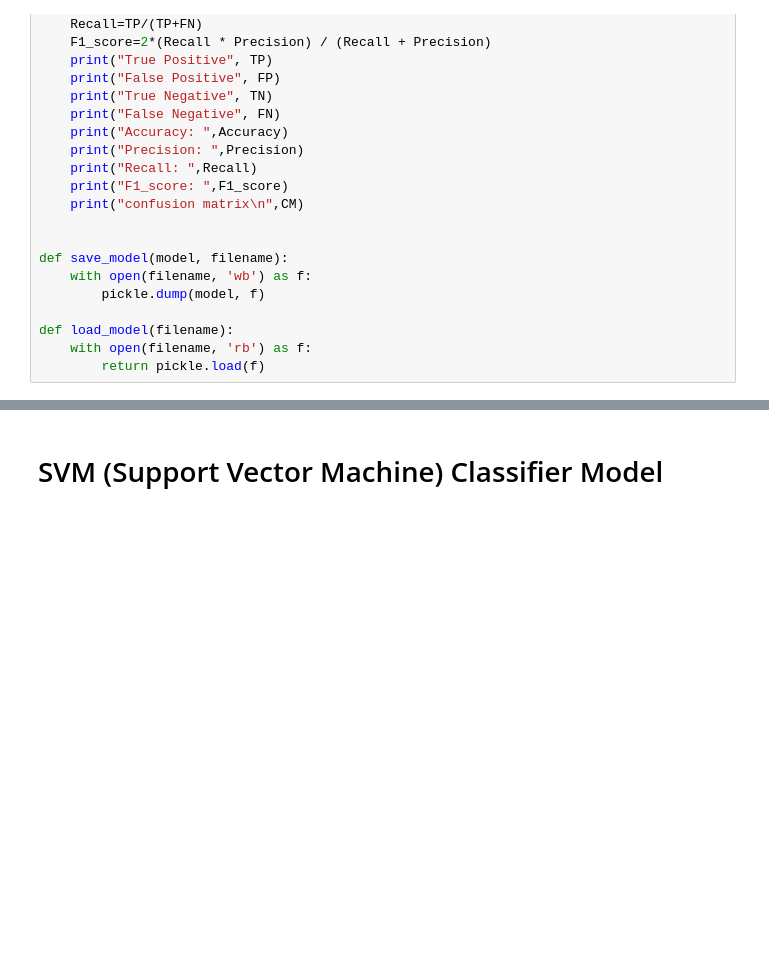
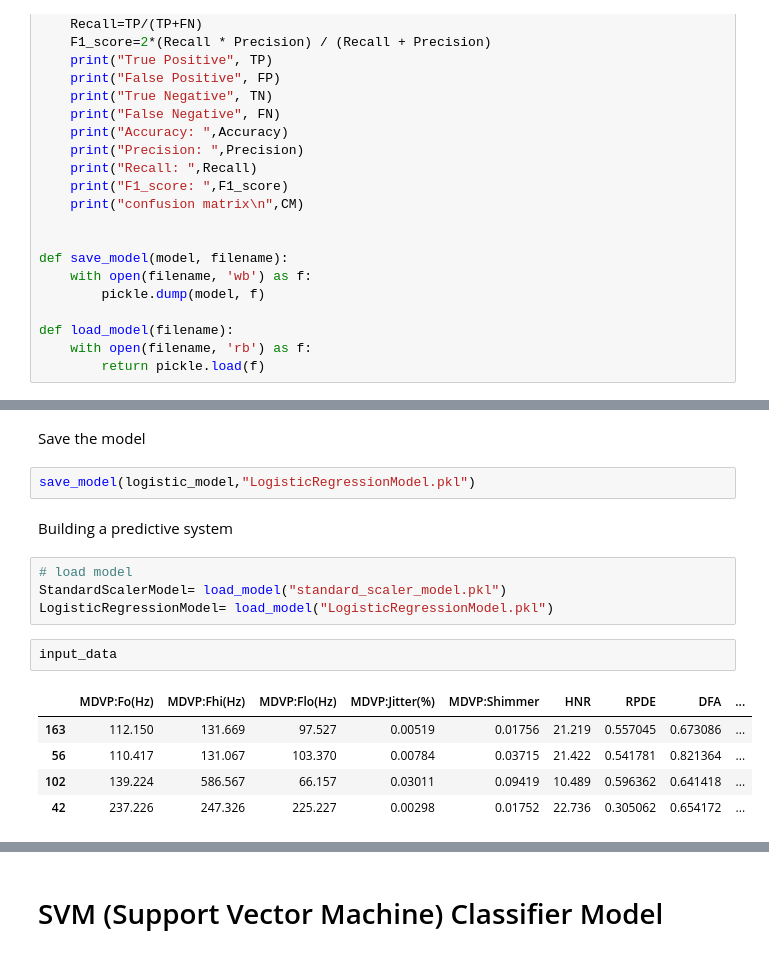
Before and after one commit to ishreya09/Parkinson-Prediction-Model, a Jupyter notebook: Data analysis.ipynb, the cells around one changed output, grey strips where cells are left out. Drawn from its saved outputs; the diff is of its cells as text; blank space fills up the shorter version.

Commit message:
Logistic Regression model added

```diff
--- a/Data analysis.ipynb
+++ b/Data analysis.ipynb
@@ -512,0 +582,18 @@ def load_model(filename):
+# %% [markdown]
+Save the model
+# %%
+save_model(logistic_model,"LogisticRegressionModel.pkl")
+# %% [markdown]
+Building a predictive system
+# %%
+# load model
+StandardScalerModel= load_model("standard_scaler_model.pkl")
+LogisticRegressionModel= load_model("LogisticRegressionModel.pkl")
+# %%
+input_data
+# %% [output]
+|  | MDVP:Fo(Hz) | MDVP:Fhi(Hz) | MDVP:Flo(Hz) | MDVP:Jitter(%) | MDVP:Shimmer | HNR | RPDE | DFA | ... |
+| 163 | 112.150 | 131.669 | 97.527 | 0.00519 | 0.01756 | 21.219 | 0.557045 | 0.673086 | ... |
+| 56 | 110.417 | 131.067 | 103.370 | 0.00784 | 0.03715 | 21.422 | 0.541781 | 0.821364 | ... |
+| 102 | 139.224 | 586.567 | 66.157 | 0.03011 | 0.09419 | 10.489 | 0.596362 | 0.641418 | ... |
+| 42 | 237.226 | 247.326 | 225.227 | 0.00298 | 0.01752 | 22.736 | 0.305062 | 0.654172 | ... |
```
Also changed, not shown: parts of 27 cells of this notebook, 1 other file.
